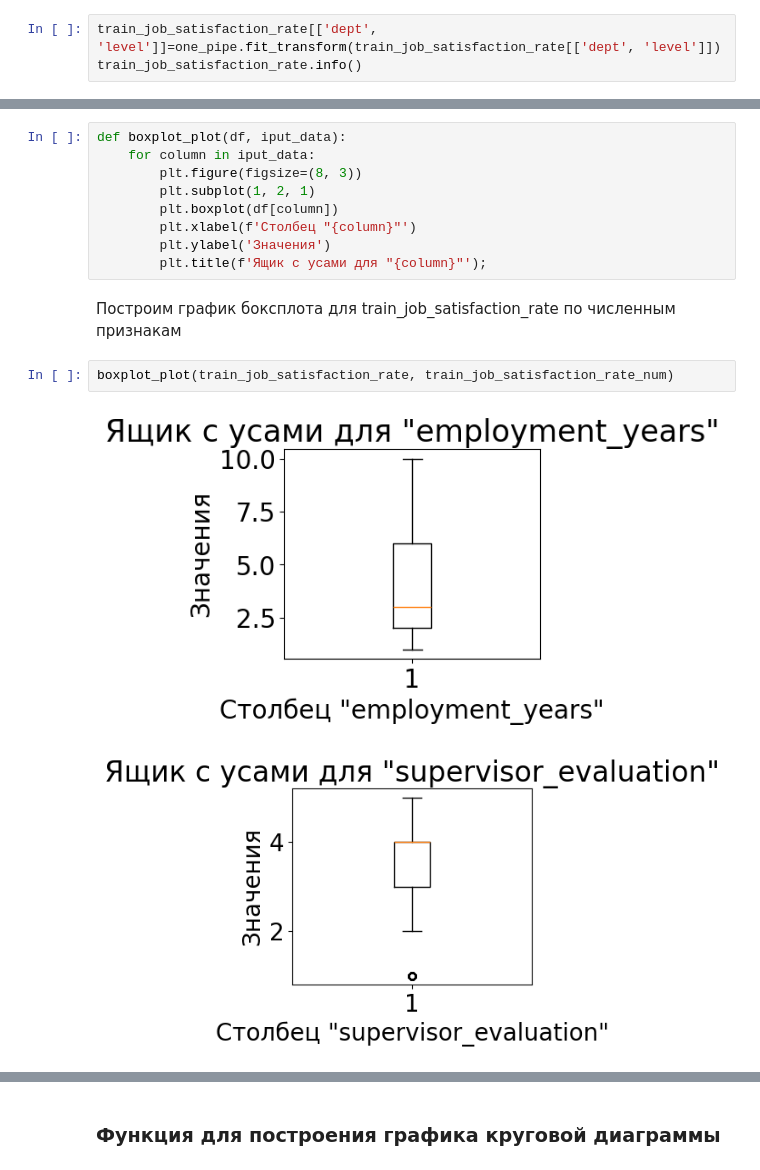
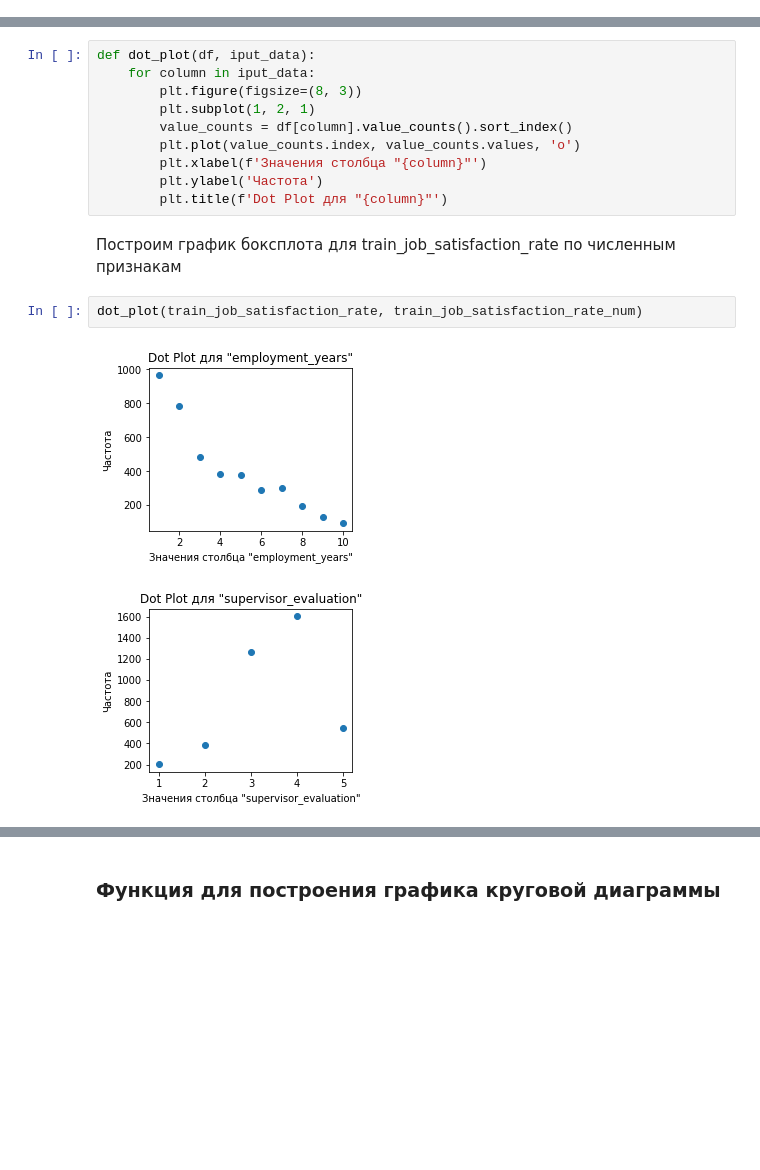
Before and after one commit to butuzovzeleboba/Prefabricated-Project---2.-HR-analytics, a Jupyter notebook: Prefabricated Project - 2. HR analytics.ipynb, the cells around one changed output, grey strips where cells are left out. Cells and saved outputs as stored; diff of their text form; blank space fills up the shorter version.

```diff
--- a/Prefabricated Project - 2. HR analytics.ipynb
+++ b/Prefabricated Project - 2. HR analytics.ipynb
@@ -489,3 +511,0 @@ memory usage: 140.8+ KB
-# %%
-train_job_satisfaction_rate[['dept', 'level']]=one_pipe.fit_transform(train_job_satisfaction_rate[['dept', 'level']])
-train_job_satisfaction_rate.info()
@@ -584,16 +636,17 @@ hist_plot(train_job_satisfaction_rate, train_job_satisfaction_rate_num)
 # %%
-def boxplot_plot(df, iput_data):
+def dot_plot(df, iput_data):
     for column in iput_data:
         plt.figure(figsize=(8, 3))
         plt.subplot(1, 2, 1)
-        plt.boxplot(df[column])
-        plt.xlabel(f'Столбец "{column}"')
-        plt.ylabel('Значения')
-        plt.title(f'Ящик с усами для "{column}"');
+        value_counts = df[column].value_counts().sort_index()
+        plt.plot(value_counts.index, value_counts.values, 'o')
+        plt.xlabel(f'Значения столбца "{column}"')
+        plt.ylabel('Частота')
+        plt.title(f'Dot Plot для "{column}"')
 # %% [markdown]
 Построим график боксплота для train_job_satisfaction_rate по численным признакам
 # %%
-boxplot_plot(train_job_satisfaction_rate, train_job_satisfaction_rate_num)
+dot_plot(train_job_satisfaction_rate, train_job_satisfaction_rate_num)
 # %% [output]
-[figure, old version]
+[figure, new version]
-[figure, old version]
+[figure, new version]
```
Also changed, not shown: parts of 192 cells of this notebook.
